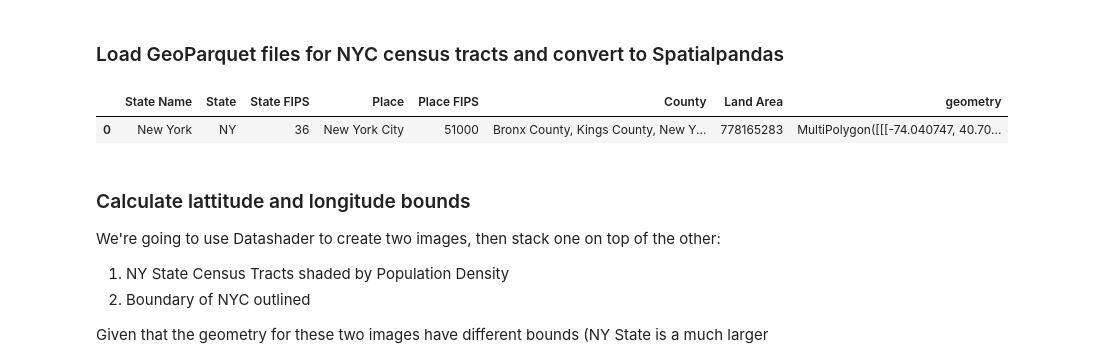
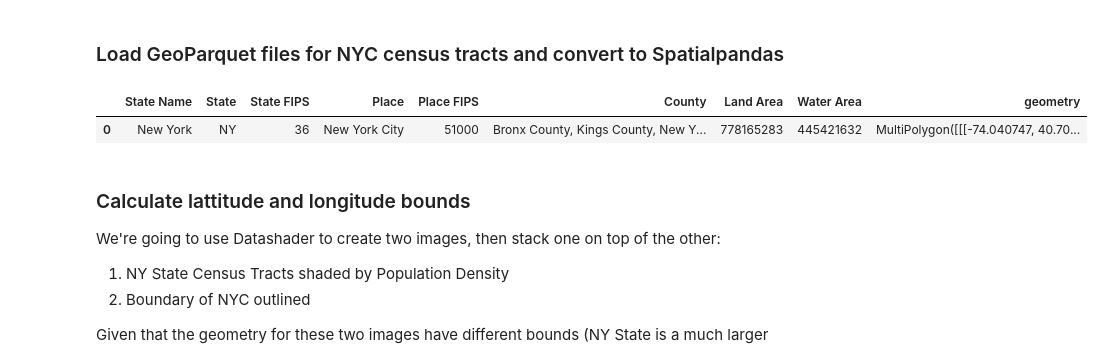
Before and after one commit to flanasonic/visualizing_population_density, a Jupyter notebook: notebooks/04b_Mapping_Population_Datashader.ipynb.ipynb, the cells around one changed output. Saved outputs shown, nothing was run; the diff lists cells and outputs as text; code cells hidden in the pictures.

```diff
--- a/notebooks/04b_Mapping_Population_Datashader.ipynb.ipynb
+++ b/notebooks/04b_Mapping_Population_Datashader.ipynb.ipynb
@@ -63,14 +66,14 @@ df_ny_tracts.head(1)
 # %%
 nyc_outline_parquet = os.path.join(clean_data_dir,'geodf_place_nyc.parquet')
 
 df_nyc_outline = gpd.read_parquet(nyc_outline_parquet)
 
 df_nyc_outline = sp.GeoDataFrame(df_nyc_outline)
 
-df_nyc_outline.head(1)
+df_nyc_outline.head(3)
 # %% [output]
-|  | State Name | State | State FIPS | Place | Place FIPS | County | Land Area | geometry |
-| 0 | New York | NY | 36 | New York City | 51000 | Bronx County, Kings County, New Y... | 778165283 | MultiPolygon([[[-74.040747, 40.70... |
+|  | State Name | State | State FIPS | Place | Place FIPS | County | Land Area | Water Area | geometry |
+| 0 | New York | NY | 36 | New York City | 51000 | Bronx County, Kings County, New Y... | 778165283 | 445421632 | MultiPolygon([[[-74.040747, 40.70... |
 # %% [markdown]
 ### Calculate lattitude and longitude bounds
 We're going to use Datashader to create two images, then stack one on top of the other:
```
Also changed, not shown: parts of 5 cells of this notebook, 12 other files.
